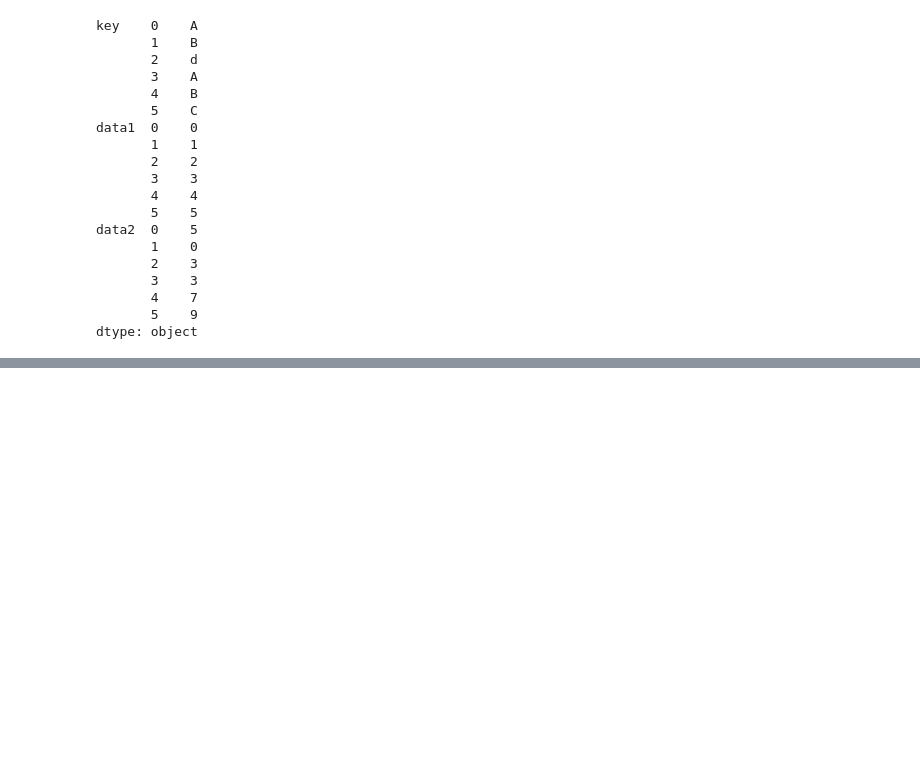
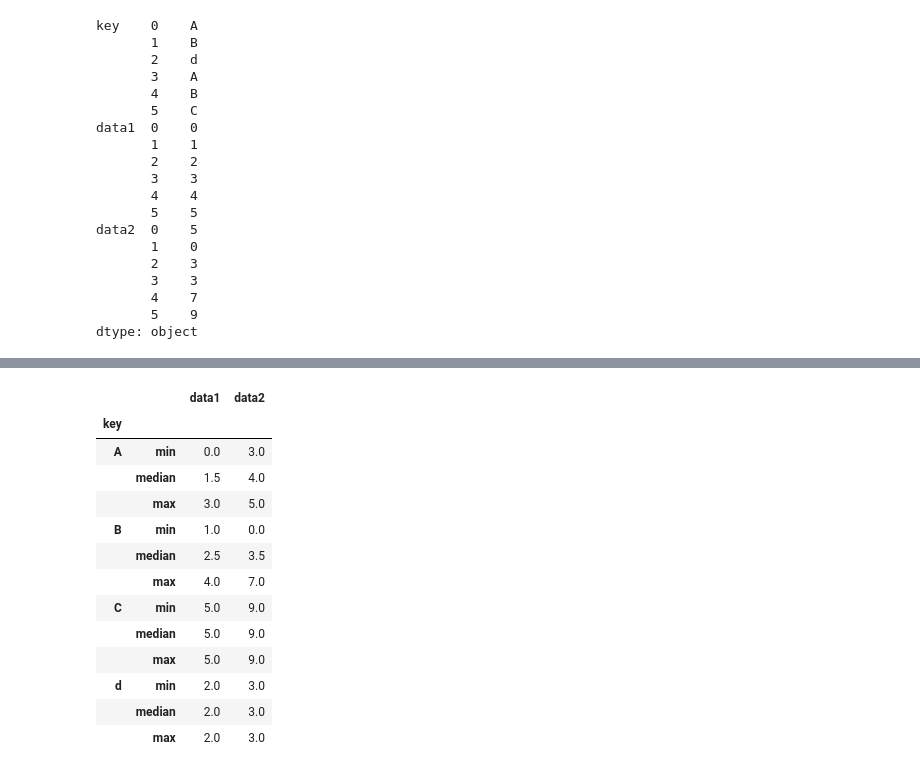
Before and after one commit to Muzammil4580/US-States-Data-Analysis-, a Jupyter notebook: US States Data.ipynb, the cells around one changed output, grey strips where cells are left out. Drawn from its saved outputs; the diff is of its cells as text; code cells hidden in the pictures; blank space fills up the shorter version.

```diff
--- a/US States Data.ipynb
+++ b/US States Data.ipynb
@@ -624,3 +624,5 @@ data2  0    5
        4    7
        5    9
 dtype: object
+# %%
+df1=df.groupby('key').aggregate(['min', np.median, max])
@@ -626,0 +649,17 @@ dtype: object
+# %%
+df1.stack()
+# %% [output]
+|  |  | data1 | data2 |
+| key |  |  |  |
+| A | min | 0.0 | 3.0 |
+|  | median | 1.5 | 4.0 |
+|  | max | 3.0 | 5.0 |
+| B | min | 1.0 | 0.0 |
+|  | median | 2.5 | 3.5 |
+|  | max | 4.0 | 7.0 |
+| C | min | 5.0 | 9.0 |
+|  | median | 5.0 | 9.0 |
+|  | max | 5.0 | 9.0 |
+| d | min | 2.0 | 3.0 |
+|  | median | 2.0 | 3.0 |
+|  | max | 2.0 | 3.0 |
```
Also changed, not shown: parts of 1 cell of this notebook.
